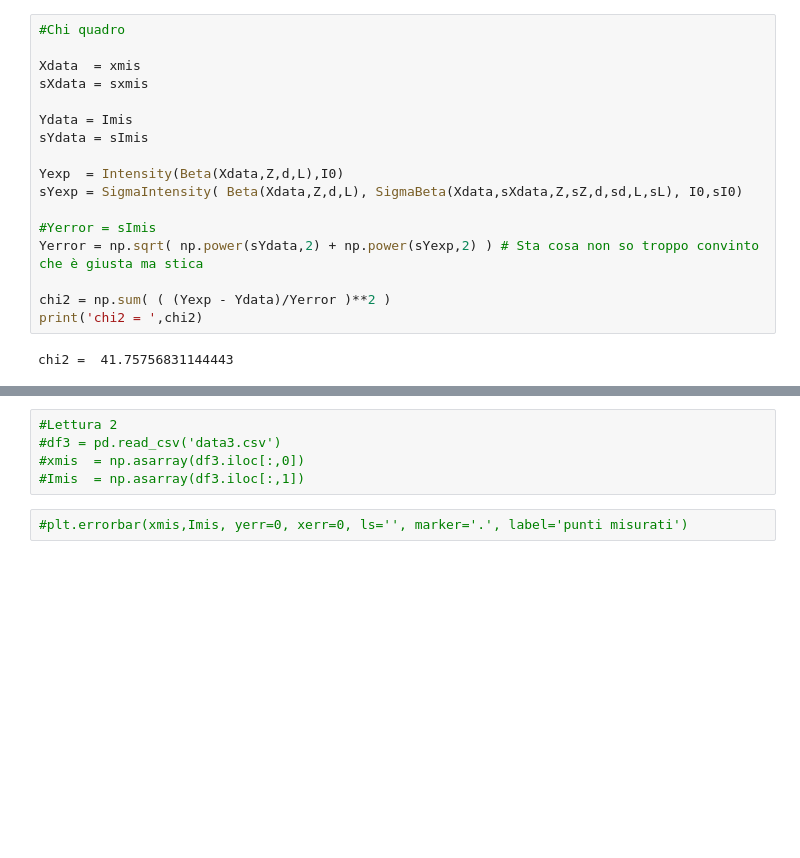
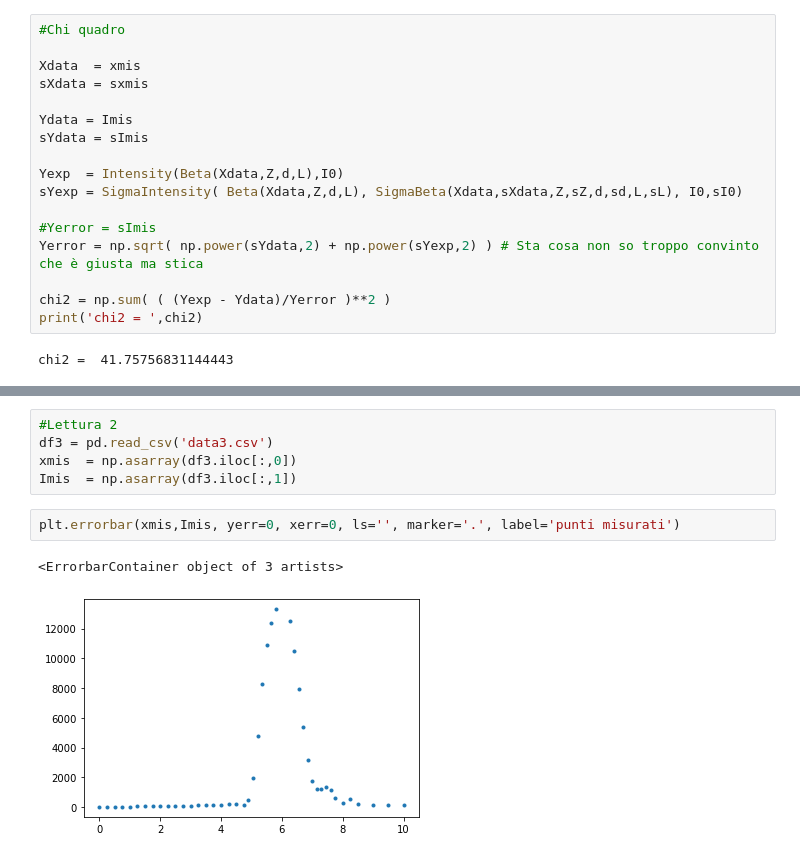
Before and after one commit to Kevin222-hub/Lab_reports, a Jupyter notebook: Ottica_1/Main.ipynb, the cells around one changed output, grey strips where cells are left out. Saved outputs shown, nothing was run; the diff lists cells and outputs as text; blank space fills up the shorter version.

```diff
--- a/Ottica_1/Main.ipynb
+++ b/Ottica_1/Main.ipynb
@@ -244,8 +244,11 @@ my.chi_graph(chi2,r'$\chi^2$ calcolato',40)
 0
 # %%
 #Lettura 2
-#df3 = pd.read_csv('data3.csv')
-#xmis  = np.asarray(df3.iloc[:,0])
-#Imis  = np.asarray(df3.iloc[:,1])
+df3 = pd.read_csv('data3.csv')
+xmis  = np.asarray(df3.iloc[:,0])
+Imis  = np.asarray(df3.iloc[:,1])
 # %%
-#plt.errorbar(xmis,Imis, yerr=0, xerr=0, ls='', marker='.', label='punti misurati')
+plt.errorbar(xmis,Imis, yerr=0, xerr=0, ls='', marker='.', label='punti misurati')
+# %% [output]
+<ErrorbarContainer object of 3 artists>
+[figure, added]
```
Also changed, not shown: parts of 6 cells of this notebook, 3 other files.
